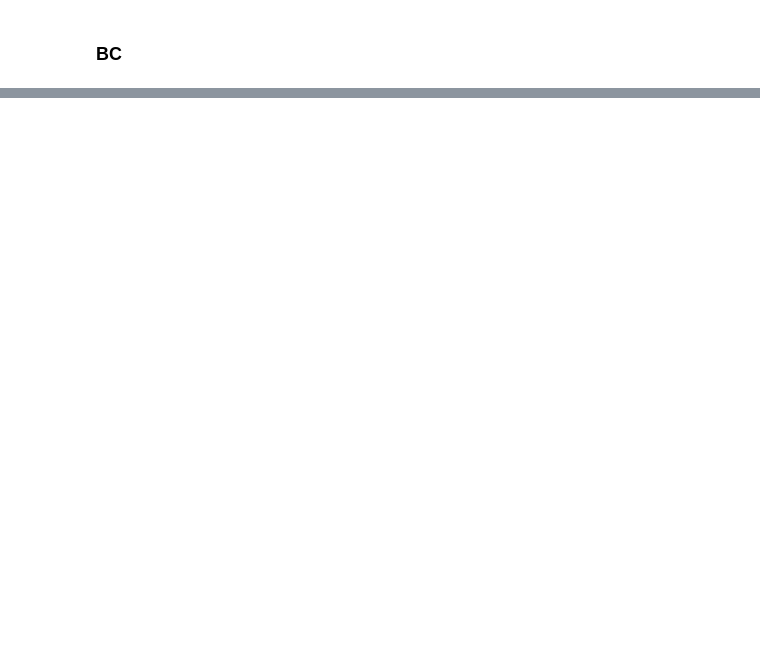
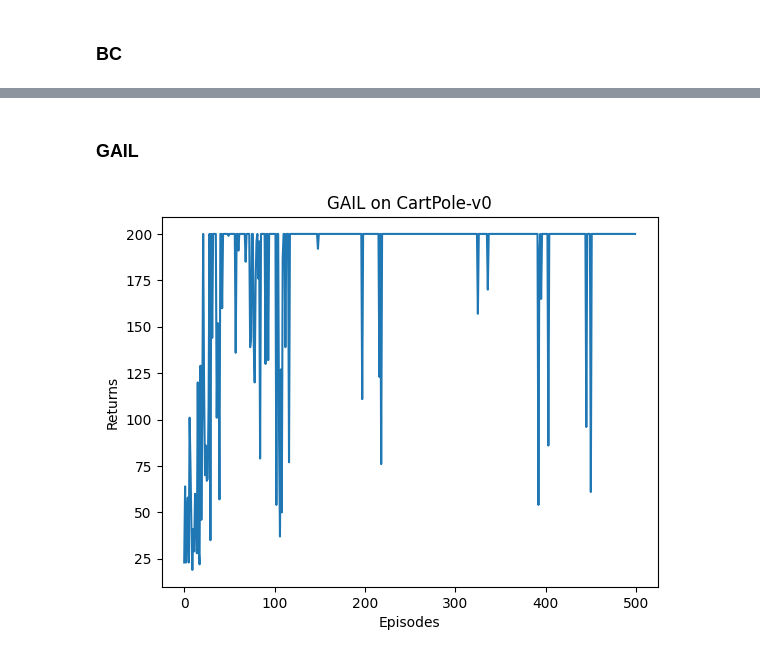
Before and after one commit to Ricardo-shuo-liu/ricaro_learning_codes, a Jupyter notebook: Reinforcement_Learning/forcing/cloning.ipynb, the cells around one changed output, grey strips where cells are left out. Drawn from its saved outputs; the diff is of its cells as text; code cells hidden in the pictures; blank space fills up the shorter version.

Commit message:
GAIL

```diff
--- a/Reinforcement_Learning/forcing/cloning.ipynb
+++ b/Reinforcement_Learning/forcing/cloning.ipynb
@@ -226,0 +227,2 @@ plt.show()
+# %% [markdown]
+### GAIL
@@ -226,0 +282,43 @@ plt.show()
+# %%
+torch.manual_seed(0)
+lr_d = 1e-3
+agent = PPO(state_dim, hidden_dim, action_dim, actor_lr, critic_lr, lmbda,
+            epochs, eps, gamma, device)
+gail = GAIL(agent, state_dim, action_dim, hidden_dim, lr_d)
+n_episode = 500
+return_list = []
+
+with tqdm(total=n_episode, desc="进度条") as pbar:
+    for i in range(n_episode):
+        episode_return = 0
+        state,_ = env.reset()
+        done = False
+        state_list = []
+        action_list = []
+        next_state_list = []
+        done_list = []
+        while not done:
+            action = agent.take_action(state)
+            next_state, reward, terminated, truncated, _ = env.step(action)
+            done = terminated or truncated
+            state_list.append(state)
+            action_list.append(action)
+            next_state_list.append(next_state)
+            done_list.append(done)
+            state = next_state
+            episode_return += reward
+        return_list.append(episode_return)
+        gail.learn(expert_s, expert_a, state_list, action_list,
+                   next_state_list, done_list)
+        if (i + 1) % 10 == 0:
+            pbar.set_postfix({'return': '%.3f' % np.mean(return_list[-10:])})
+        pbar.update(1)
+# %%
+iteration_list = list(range(len(return_list)))
+plt.plot(iteration_list, return_list)
+plt.xlabel('Episodes')
+plt.ylabel('Returns')
+plt.title('GAIL on {}'.format(env_name))
+plt.show()
+# %% [output]
+[figure, added]
```
Also changed, not shown: parts of 4 cells of this notebook.
